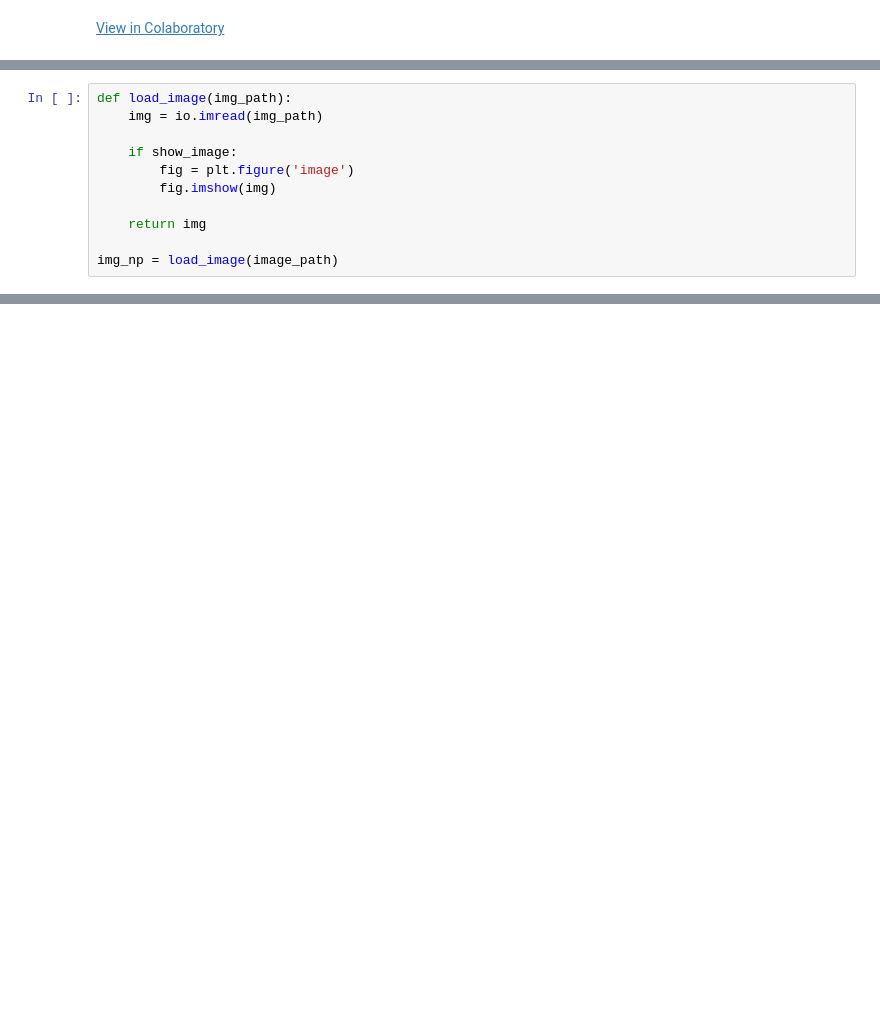
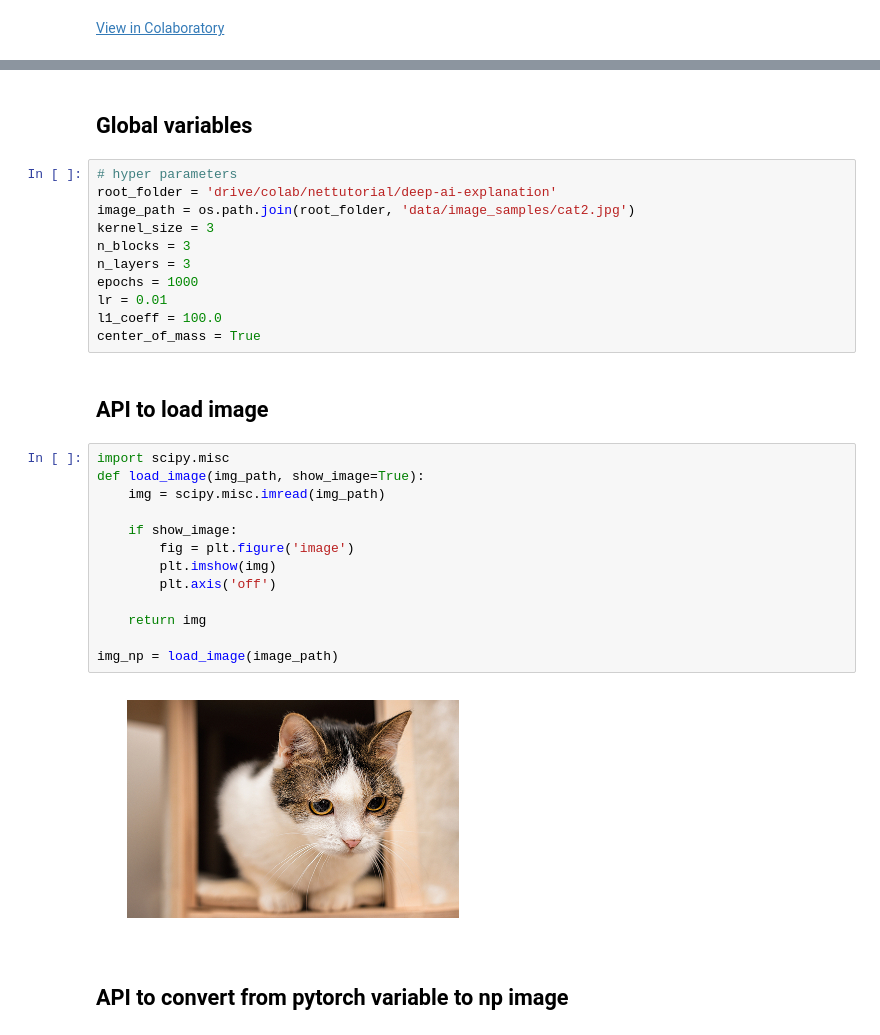
Before and after one commit to InnovArul/nettutorial, a Jupyter notebook: deep-ai-explanation/deep_explanation.ipynb, the cells around one changed output, grey strips where cells are left out. Saved outputs shown, nothing was run; the diff lists cells and outputs as text; blank space fills up the shorter version.

```diff
--- a/deep-ai-explanation/deep_explanation.ipynb
+++ b/deep-ai-explanation/deep_explanation.ipynb
@@ -108,11 +2,0 @@ NameError: ignored
-# %%
-def load_image(img_path):
-    img = io.imread(img_path)
-
-    if show_image:
-        fig = plt.figure('image')
-        fig.imshow(img)
-
-    return img
-
-img_np = load_image(image_path)
@@ -335,0 +116,32 @@ fatal: Not a git repository (or any of the parent directories): .git
+# %% [markdown]
+## Global variables
+# %%
+# hyper parameters
+root_folder = 'drive/colab/nettutorial/deep-ai-explanation'
+image_path = os.path.join(root_folder, 'data/image_samples/cat2.jpg')
+kernel_size = 3
+n_blocks = 3
+n_layers = 3
+epochs = 1000
+lr = 0.01
+l1_coeff = 100.0
+center_of_mass = True
+# %% [markdown]
+## API to load image
+# %%
+import scipy.misc
+def load_image(img_path, show_image=True):
+    img = scipy.misc.imread(img_path)
+
+    if show_image:
+        fig = plt.figure('image')
+        plt.imshow(img)
+        plt.axis('off')
+
+    return img
+
+img_np = load_image(image_path)
+# %% [output]
+[figure, added]
+# %% [markdown]
+## API to convert from pytorch variable to np image
```
Also changed, not shown: parts of 48 cells of this notebook.
